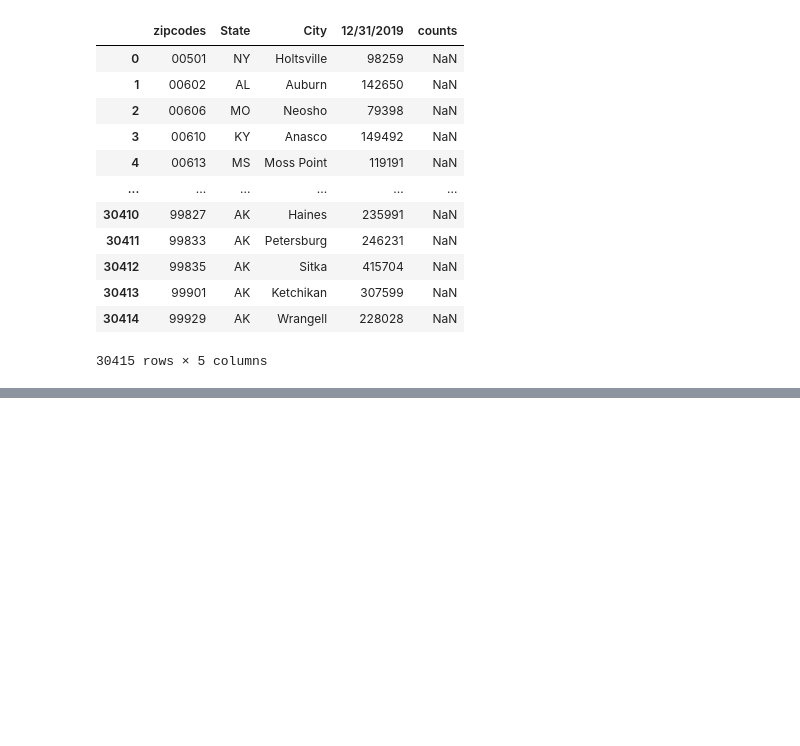
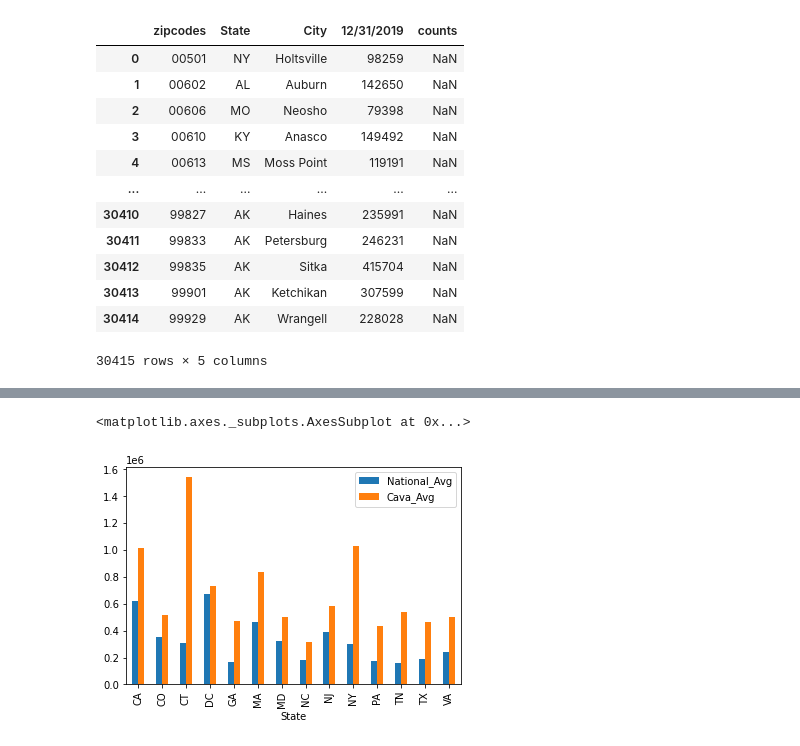
Before and after one commit to kriwang27/PythonProjs, a Jupyter notebook: Cava Web Scraping Activity.ipynb, the cells around one changed output, grey strips where cells are left out. Saved outputs shown, nothing was run; the diff lists cells and outputs as text; code cells hidden in the pictures; blank space fills up the shorter version.

```diff
--- a/Cava Web Scraping Activity.ipynb
+++ b/Cava Web Scraping Activity.ipynb
@@ -372,0 +412,3 @@ merged_df_right
+# %%
+zillow_avg = zillow_data.groupby(by=["State"]).mean().round()
+zillow_avg
@@ -372,0 +434,3 @@ merged_df_right
+# %%
+merged_avg_right = pd.merge(zillow_avg, cava_avg, how="right", on=["State"])
+merged_avg_right
@@ -372,0 +454,2 @@ merged_df_right
+# %%
+merged_avg_right.rename(columns = {"12/31/2019_x": "National_Avg", "12/31/2019_y": "Cava_Avg" }, inplace = True)
@@ -372,0 +475,2 @@ merged_df_right
+# %%
+merged_avg_right = merged_avg_right.reset_index()
@@ -372,0 +480,8 @@ merged_df_right
+# %%
+# Average housing price per state vs. average housing price of zipcodes with Cavas
+merged_avg_right.plot(x="State", y=["National_Avg", "Cava_Avg"], kind="bar")
+
+## Housing prices in zip codes with Cava locations are significantly higher than the state average
+# %% [output]
+<matplotlib.axes._subplots.AxesSubplot at 0x...>
+[figure, added]
```
Also changed, not shown: parts of 20 cells of this notebook.
